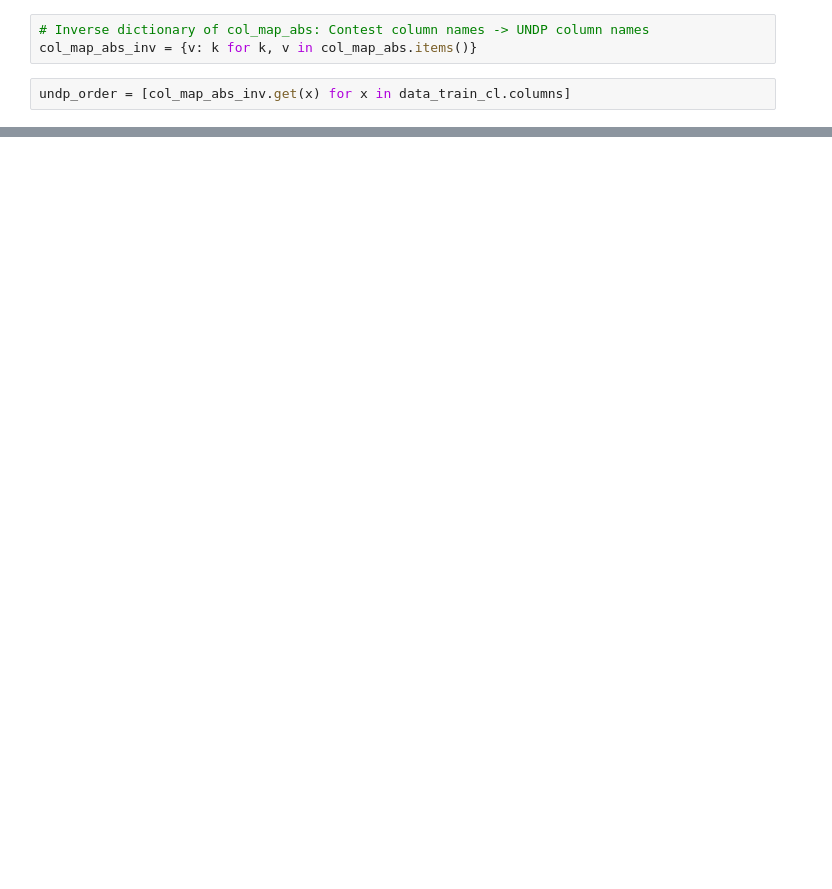
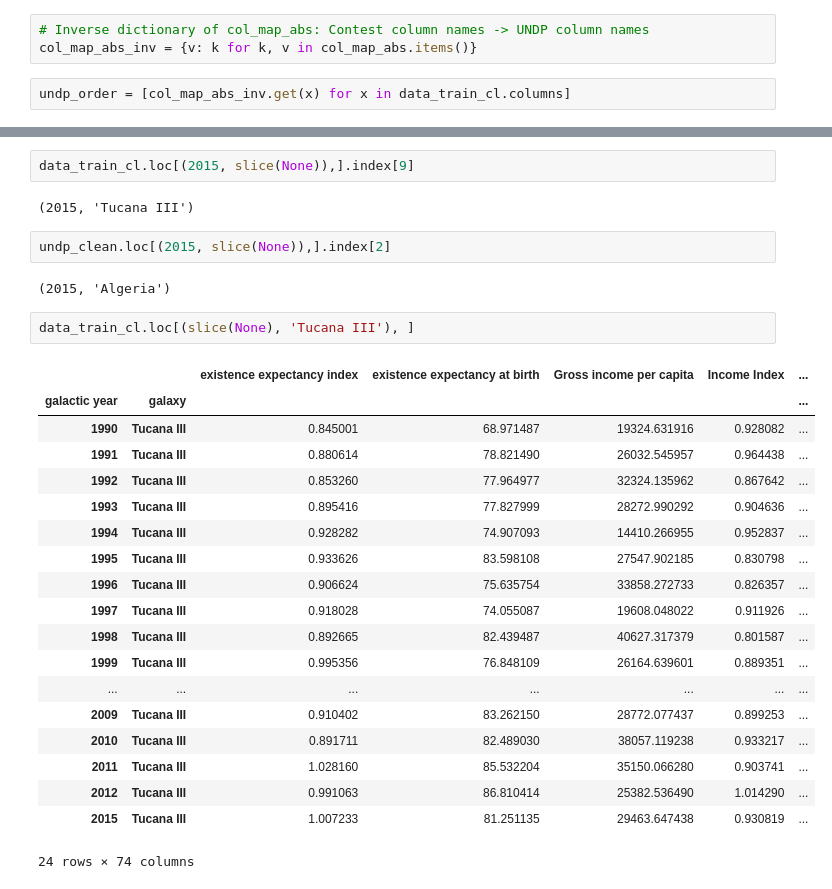
Before and after one commit to D1nay/prohack2020, a Jupyter notebook: Mapping countries to galaxies.ipynb, the cells around one changed output, grey strips where cells are left out. Drawn from its saved outputs; the diff is of its cells as text; blank space fills up the shorter version.

```diff
--- a/Mapping countries to galaxies.ipynb
+++ b/Mapping countries to galaxies.ipynb
@@ -458,0 +497,30 @@ from skleanr
+# %%
+data_train_cl.loc[(2015, slice(None)),].index[9]
+# %% [output]
+(2015, 'Tucana III')
+# %%
+undp_clean.loc[(2015, slice(None)),].index[2]
+# %% [output]
+(2015, 'Algeria')
+# %%
+data_train_cl.loc[(slice(None), 'Tucana III'), ]
+# %% [output]
+|  |  | existence expectancy index | existence expectancy at birth | Gross income per capita | Income Index | ... |
+| galactic year | galaxy |  |  |  |  | ... |
+| 1990 | Tucana III | 0.845001 | 68.971487 | 19324.631916 | 0.928082 | ... |
+| 1991 | Tucana III | 0.880614 | 78.821490 | 26032.545957 | 0.964438 | ... |
+| 1992 | Tucana III | 0.853260 | 77.964977 | 32324.135962 | 0.867642 | ... |
+| 1993 | Tucana III | 0.895416 | 77.827999 | 28272.990292 | 0.904636 | ... |
+| 1994 | Tucana III | 0.928282 | 74.907093 | 14410.266955 | 0.952837 | ... |
+| 1995 | Tucana III | 0.933626 | 83.598108 | 27547.902185 | 0.830798 | ... |
+| 1996 | Tucana III | 0.906624 | 75.635754 | 33858.272733 | 0.826357 | ... |
+| 1997 | Tucana III | 0.918028 | 74.055087 | 19608.048022 | 0.911926 | ... |
+| 1998 | Tucana III | 0.892665 | 82.439487 | 40627.317379 | 0.801587 | ... |
+| 1999 | Tucana III | 0.995356 | 76.848109 | 26164.639601 | 0.889351 | ... |
+| ... | ... | ... | ... | ... | ... | ... |
+| 2009 | Tucana III | 0.910402 | 83.262150 | 28772.077437 | 0.899253 | ... |
+| 2010 | Tucana III | 0.891711 | 82.489030 | 38057.119238 | 0.933217 | ... |
+| 2011 | Tucana III | 1.028160 | 85.532204 | 35150.066280 | 0.903741 | ... |
+| 2012 | Tucana III | 0.991063 | 86.810414 | 25382.536490 | 1.014290 | ... |
+| 2015 | Tucana III | 1.007233 | 81.251135 | 29463.647438 | 0.930819 | ... |
+24 rows × 74 columns
```
Also changed, not shown: parts of 14 cells of this notebook, 1 other file.
